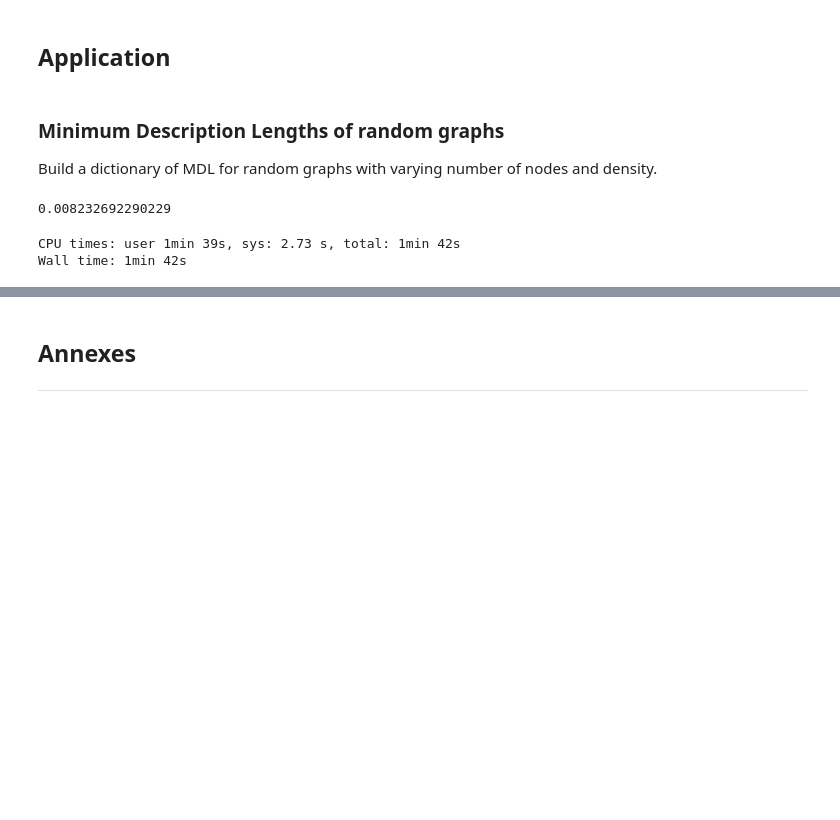
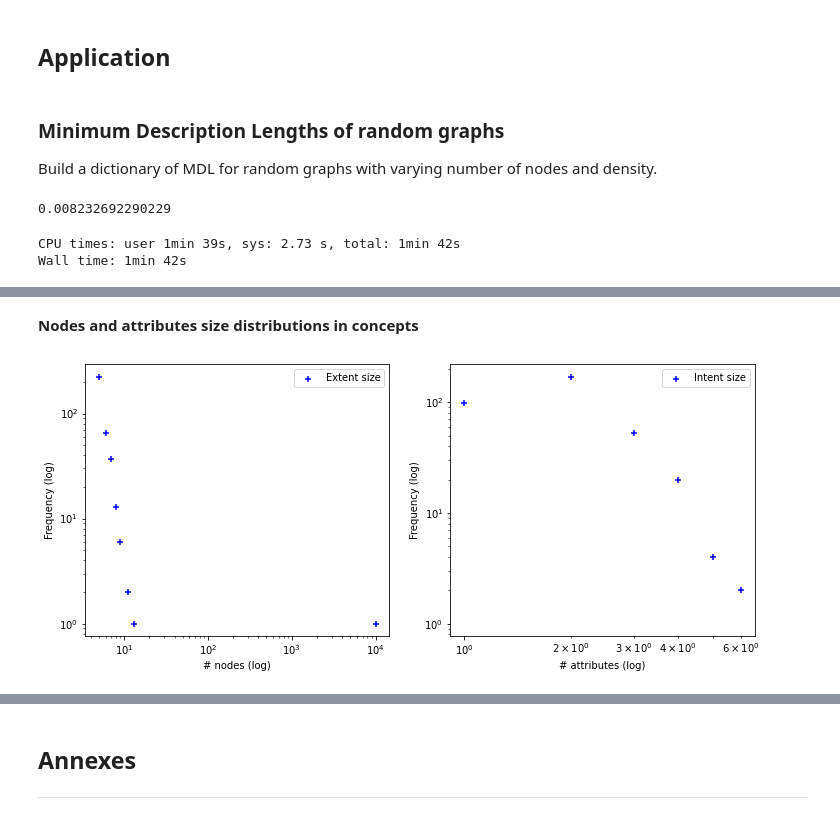
Before and after one commit to Co-MEG/CoMEG, a Jupyter notebook: notebooks/2_unexpected_concepts_wikivitals.ipynb, the cells around one changed output, grey strips where cells are left out. Drawn from its saved outputs; the diff is of its cells as text; code cells hidden in the pictures; blank space fills up the shorter version.

```diff
--- a/notebooks/2_unexpected_concepts_wikivitals.ipynb
+++ b/notebooks/2_unexpected_concepts_wikivitals.ipynb
@@ -46,6 +46,20 @@ array(['Alexis', 'Cairo', 'subordinate', 'marching', 'bengali', 'Adal',
 # %% [markdown]
 ## Algorithm
 # %%
+def plot_distrib(values, ax, xlabel='degree', log=True, title=None, color='blue', alpha=1, label='Degree distribution'):
+    counter = Counter(values)
+    x, y = zip(*counter.items())
+    ax.scatter(x, y, marker='+', color=color, alpha=alpha, label=label)
+    ax.legend()
+    ax.set_title(title)
+    if log:
+        ax.set_xscale('log')
+        ax.set_xlabel(xlabel + ' (log)')
+    else:
+        ax.set_xlabel(xlabel)
+    ax.set_ylabel('Frequency' + ' (log)')
+    ax.set_yscale('log')
+
 def mdl_graph(adjacency):
     n = adjacency.shape[0]
 
@@ -182,7 +196,7 @@ def in_close(adjacency, context, extents, intents, unexs, unexs_g, r, y, degs, g
                                 print('\n')
 
                             #del gain_unex[(r_new-r):]
-                                if len(intents[r]) > 0:
+                                if len(intents[r]) > 1:
                                     del gain_unex[-(len(intents[r]))+1:]
                                 else:
                                     del gain_unex[-(len(intents[r])):]
@@ -224,7 +238,7 @@ def in_close(adjacency, context, extents, intents, unexs, unexs_g, r, y, degs, g
         print('\n')
 
 
-    if len(intents[r]) > 0:
+    if len(intents[r]) > 1:
         del gain_unex[-(len(intents[r]))+1:]
     else:
         del gain_unex[-(len(intents[r])):]
@@ -315,2 +356,15 @@ for r in result:
+# %% [markdown]
+**Nodes and attributes size distributions in concepts**
+# %%
+nodes_list, attrs_list = zip(*result)
+
+len_n = map(len, nodes_list)
+len_a = map(len, attrs_list)
+
+fig, ax = plt.subplots(1, 2, figsize=(12, 5),)
+plot_distrib(Counter(len_n), ax[0], label='Extent size', xlabel='# nodes')
+plot_distrib(Counter(len_a), ax[1], label='Intent size', xlabel='# attributes')
+# %% [output]
+[figure, added]
 # %%
 # First graph
```
Also changed, not shown: parts of 19 cells of this notebook.
